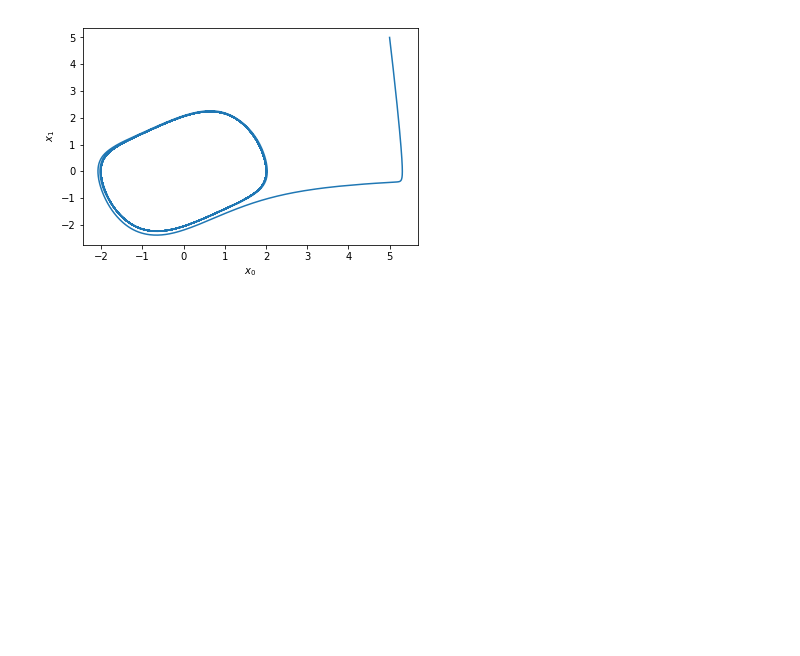
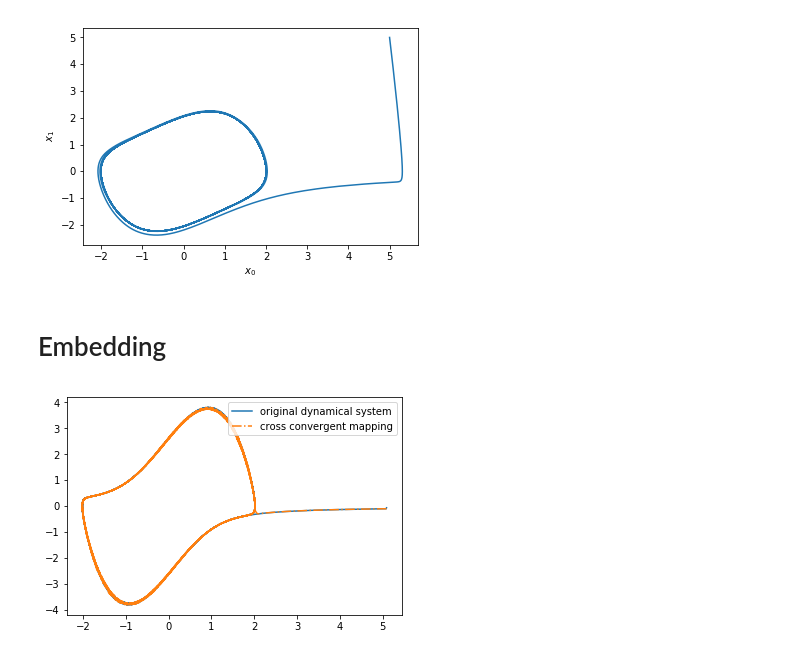
Before and after one commit to data-driven-dynamical-systems/Andre, a Jupyter notebook: dynamical_models.ipynb, the cells around one changed output. Saved outputs shown, nothing was run; the diff lists cells and outputs as text; code cells hidden in the pictures; blank space fills up the shorter version.

Commit message:
Add make_manifold, cross convergent mapping and simplex projection

```diff
--- a/dynamical_models.ipynb
+++ b/dynamical_models.ipynb
@@ -518,3 +518,5 @@ vdp.trajectory_plot()
 # %% [output]
 [figure]
 [figure]
+# %% [markdown]
+# Embedding
@@ -520,0 +692,17 @@ vdp.trajectory_plot()
+# %%
+x0 = np.array([5.0, 5.0])
+dt = 0.1
+tmax = 100
+vdp =van_der_pol(2)
+sol = vdp.integrate(tinit,tmax,dt,x0)
+E=2
+tau=1
+# %%
+ CCM_y1 = generate_convergent_cross_approx(sol.y[0,:],sol.y[1,:],E,tau)
+# %%
+plt.plot(sol.y[0,(E-1)*tau:],sol.y[1,(E-1)*tau:],'-')
+plt.plot(sol.y[0,(E-1)*tau:],CCM_y1,'-.')
+plt.legend(['original dynamical system','cross convergent mapping'],loc="upper right")
+plt.show()
+# %% [output]
+[figure, added]
```
Also changed, not shown: parts of 13 cells of this notebook.
